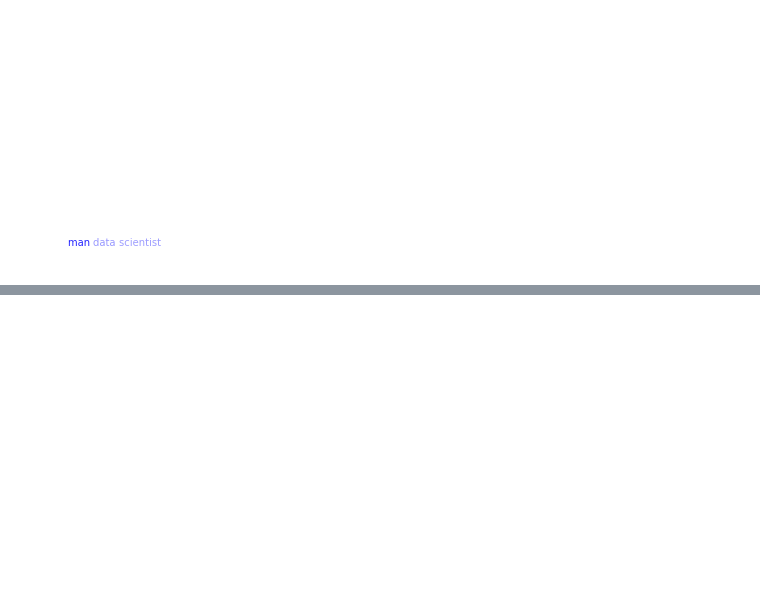
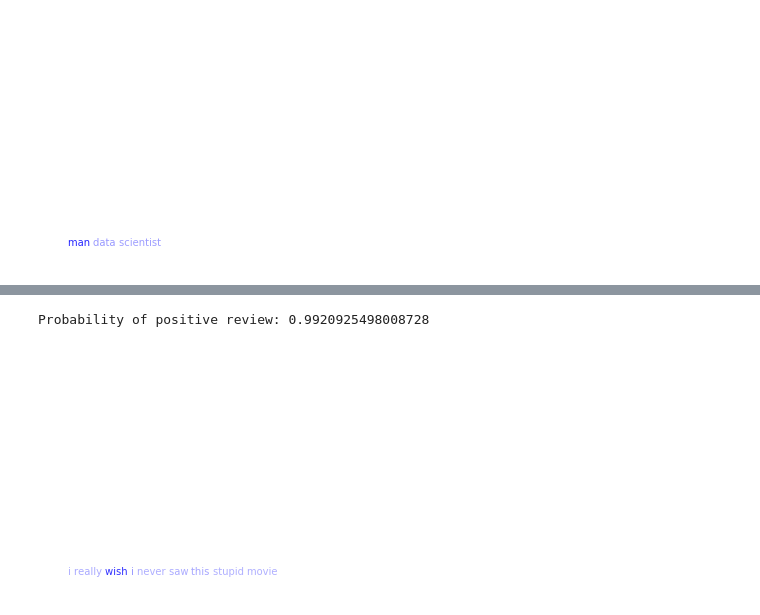
Before and after one commit to jrpresta/website, a Jupyter notebook: Attention_model.ipynb, the cells around one changed output, grey strips where cells are left out. Drawn from its saved outputs; the diff is of its cells as text; code cells hidden in the pictures; blank space fills up the shorter version.

```diff
--- a/Attention_model.ipynb
+++ b/Attention_model.ipynb
@@ -470,0 +480,5 @@ Probability of positive review: 0.26039427518844604
+# %%
+visualize_attention('i really wish i never saw this stupid movie')
+# %% [output]
+Probability of positive review: 0.9920925498008728
+[figure, added]
```
Also changed, not shown: parts of 4 cells of this notebook, 3 other files.
